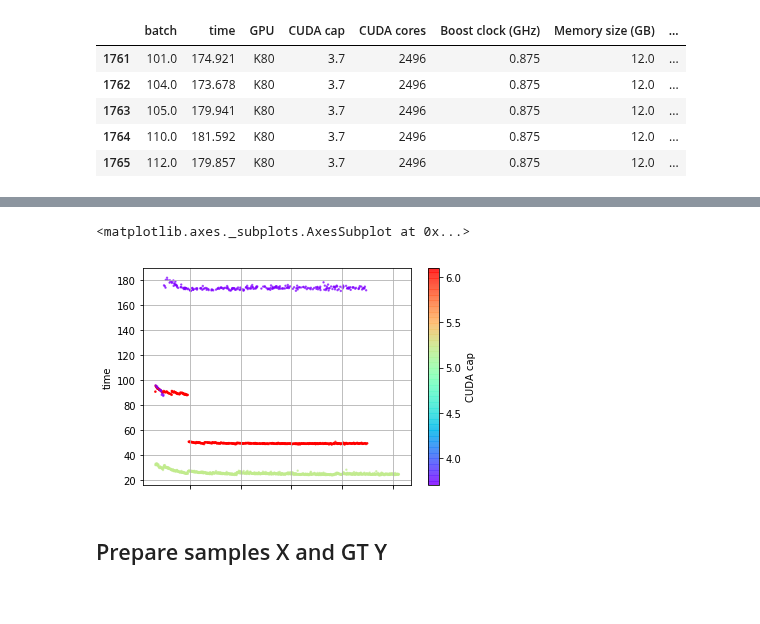
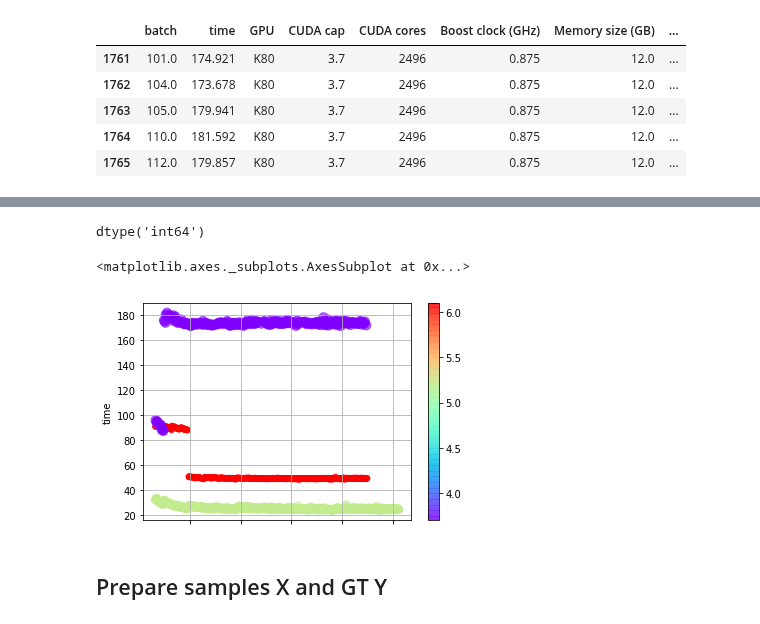
Before and after one commit to pyotr777/mlbenchmarks, a Jupyter notebook: Chainer/microseries_predict_time_multiplatforms_MSEperTrainSetSize.ipynb, the cells around one changed output, grey strips where cells are left out. Saved outputs shown, nothing was run; the diff lists cells and outputs as text; code cells hidden in the pictures.

```diff
--- a/Chainer/microseries_predict_time_multiplatforms_MSEperTrainSetSize.ipynb
+++ b/Chainer/microseries_predict_time_multiplatforms_MSEperTrainSetSize.ipynb
@@ -271,8 +271,12 @@ GPU_df.describe()
+# %%
+df["CUDA cores"].dtype
+# %% [output]
+dtype('int64')
 # %%
-df.plot(kind="scatter",x="batch",y="time",c="CUDA cap",grid=True,alpha=0.6,s=2,colormap="rainbow")
+df.plot(kind="scatter",x="batch",y="time",c=df["CUDA cap"].values,s=df["SP (GFLOPS)"].values/100,grid=True,alpha=0.6,colormap="rainbow")
 # %% [output]
 <matplotlib.axes._subplots.AxesSubplot at 0x...>
-[figure, old version]
+[figure, new version]
 # %% [markdown]
 ## Prepare samples X and GT Y
 # %%
```
Also changed, not shown: parts of 12 cells of this notebook, 2 other files.
